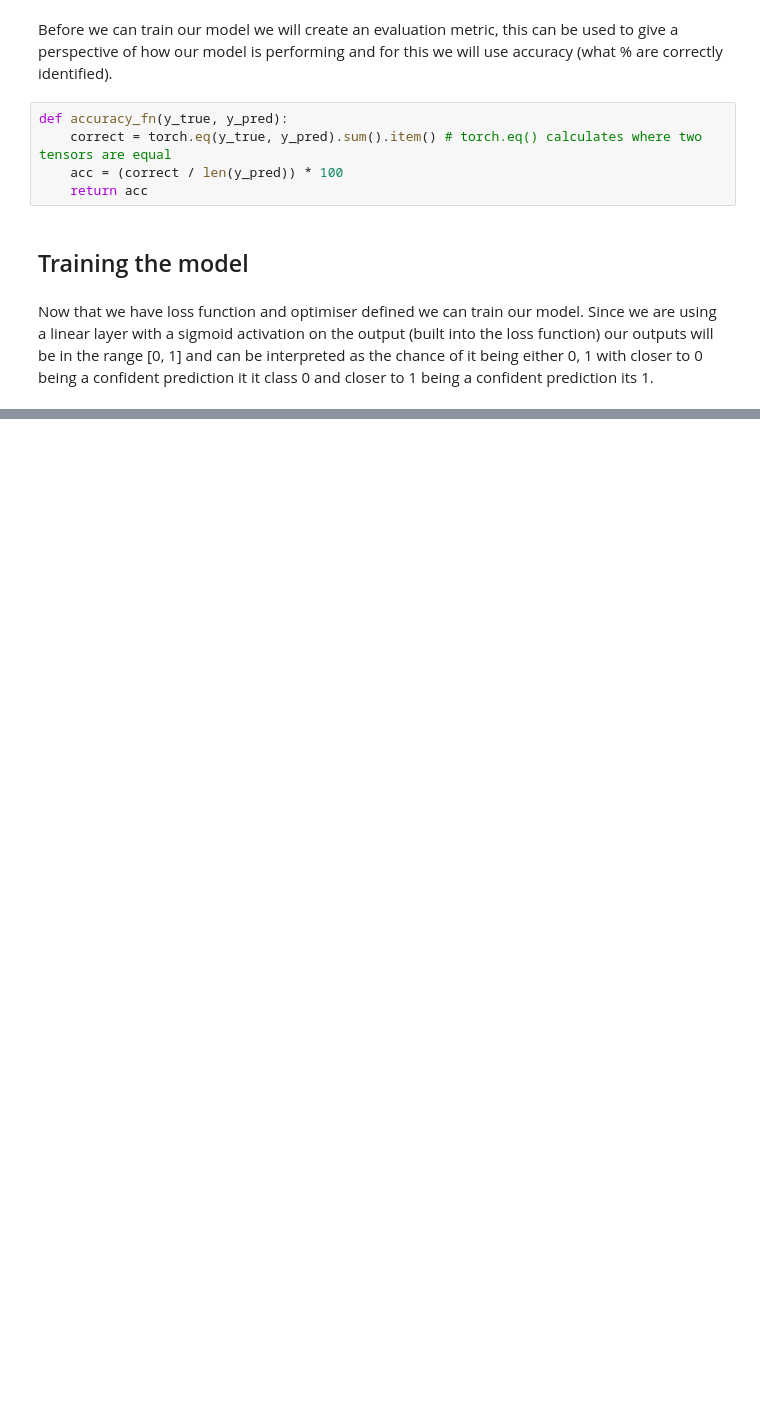
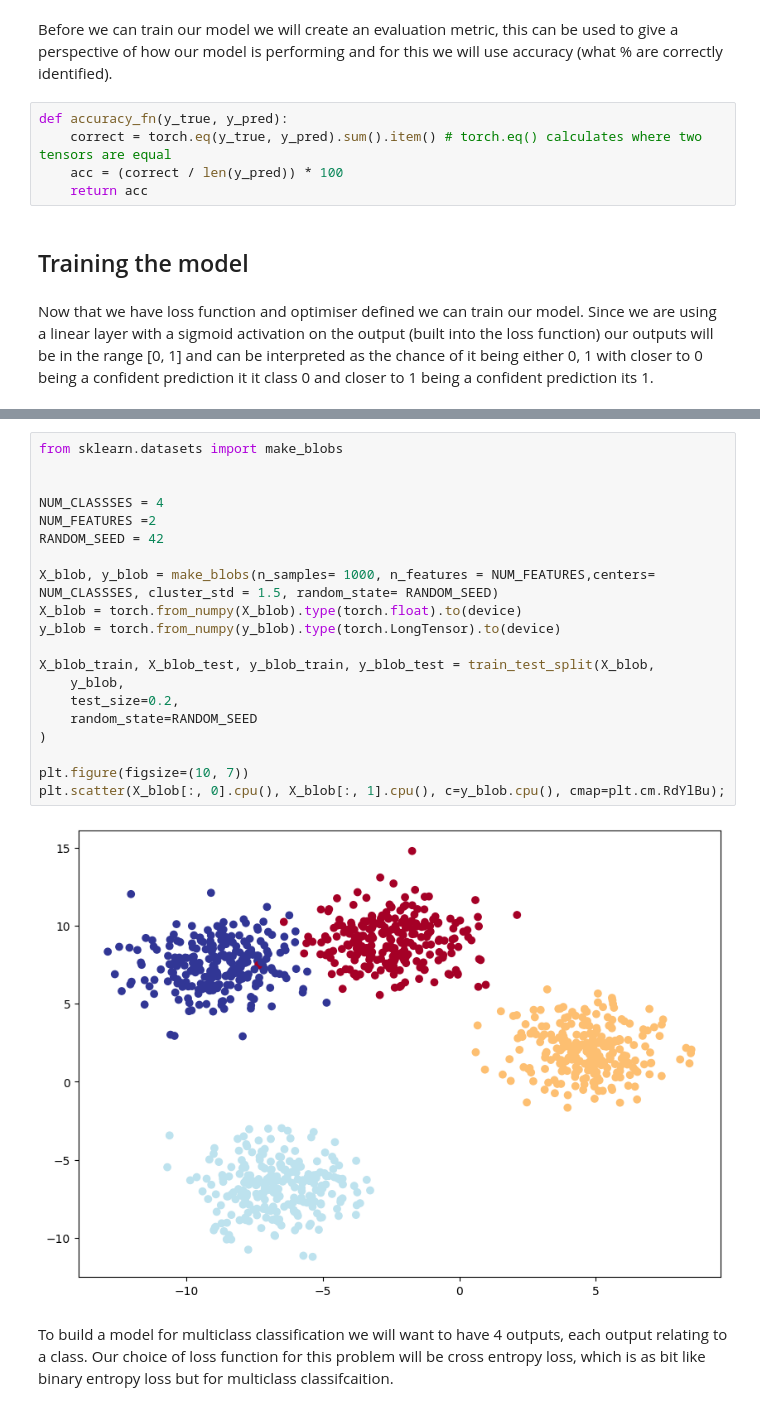
Before and after one commit to jackgoodsall/Learning-Machine-Learning-, a Jupyter notebook: PytorchLearning/NNClassifcation/NNClassifcation.ipynb, the cells around one changed output, grey strips where cells are left out. Cells and saved outputs as stored; diff of their text form; blank space fills up the shorter version.

```diff
--- a/PytorchLearning/NNClassifcation/NNClassifcation.ipynb
+++ b/PytorchLearning/NNClassifcation/NNClassifcation.ipynb
@@ -179,0 +331,24 @@ RuntimeError: CUDA error: CUBLAS_STATUS_EXECUTION_FAILED when calling cublasLtMa
+# %%
+from sklearn.datasets import make_blobs
+
+
+NUM_CLASSSES = 4
+NUM_FEATURES =2
+RANDOM_SEED = 42
+
+X_blob, y_blob = make_blobs(n_samples= 1000, n_features = NUM_FEATURES,centers= NUM_CLASSSES, cluster_std = 1.5, random_state= RANDOM_SEED)
+X_blob = torch.from_numpy(X_blob).type(torch.float).to(device)
+y_blob = torch.from_numpy(y_blob).type(torch.LongTensor).to(device)
+
+X_blob_train, X_blob_test, y_blob_train, y_blob_test = train_test_split(X_blob,
+    y_blob,
+    test_size=0.2,
+    random_state=RANDOM_SEED
+)
+
+plt.figure(figsize=(10, 7))
+plt.scatter(X_blob[:, 0].cpu(), X_blob[:, 1].cpu(), c=y_blob.cpu(), cmap=plt.cm.RdYlBu);
+# %% [output]
+[figure, added]
+# %% [markdown]
+To build a model for multiclass classification we will want to have 4 outputs, each output relating to a class. Our choice of loss function for this problem will be cross entropy loss, which is as bit like binary entropy loss but for multiclass classifcaition.
```
Also changed, not shown: parts of 22 cells of this notebook.
